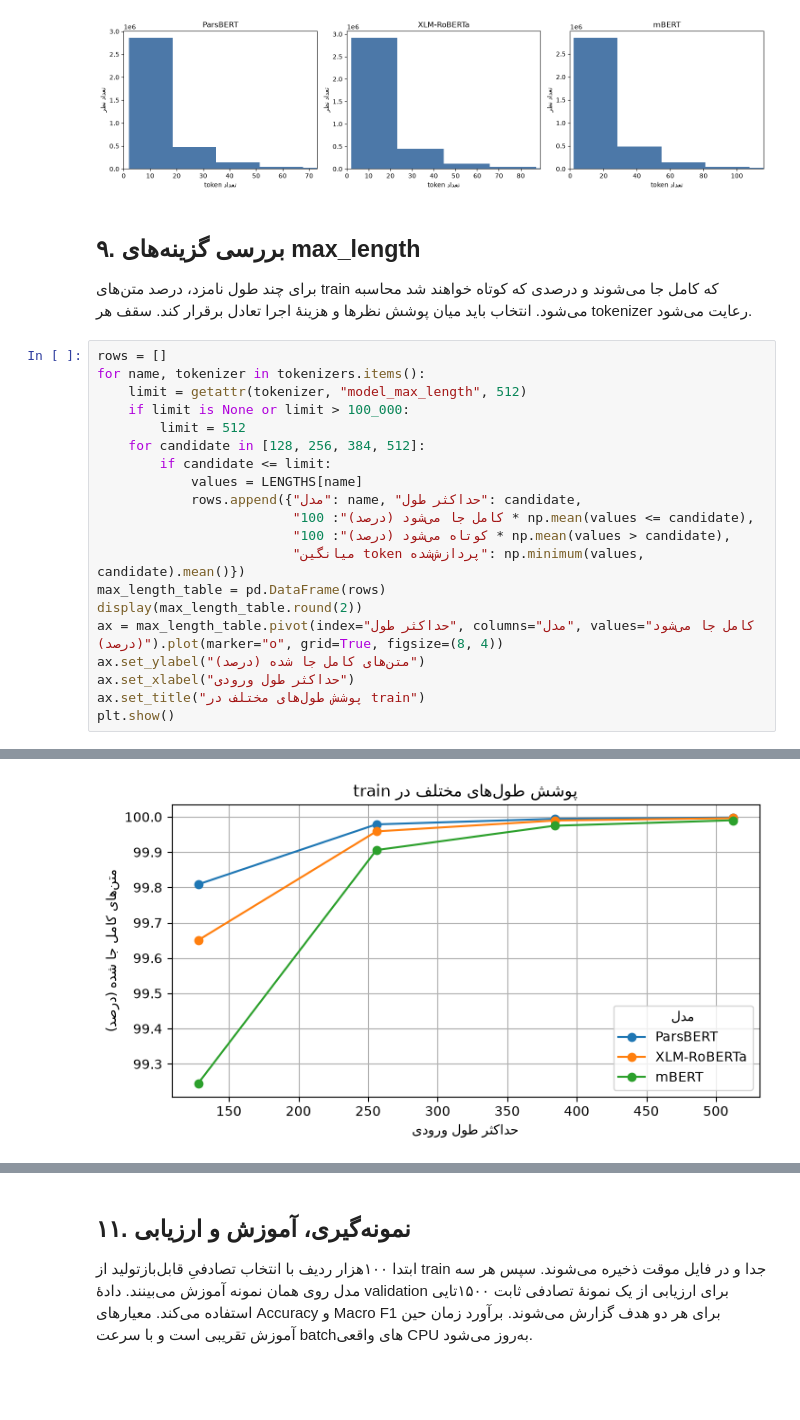
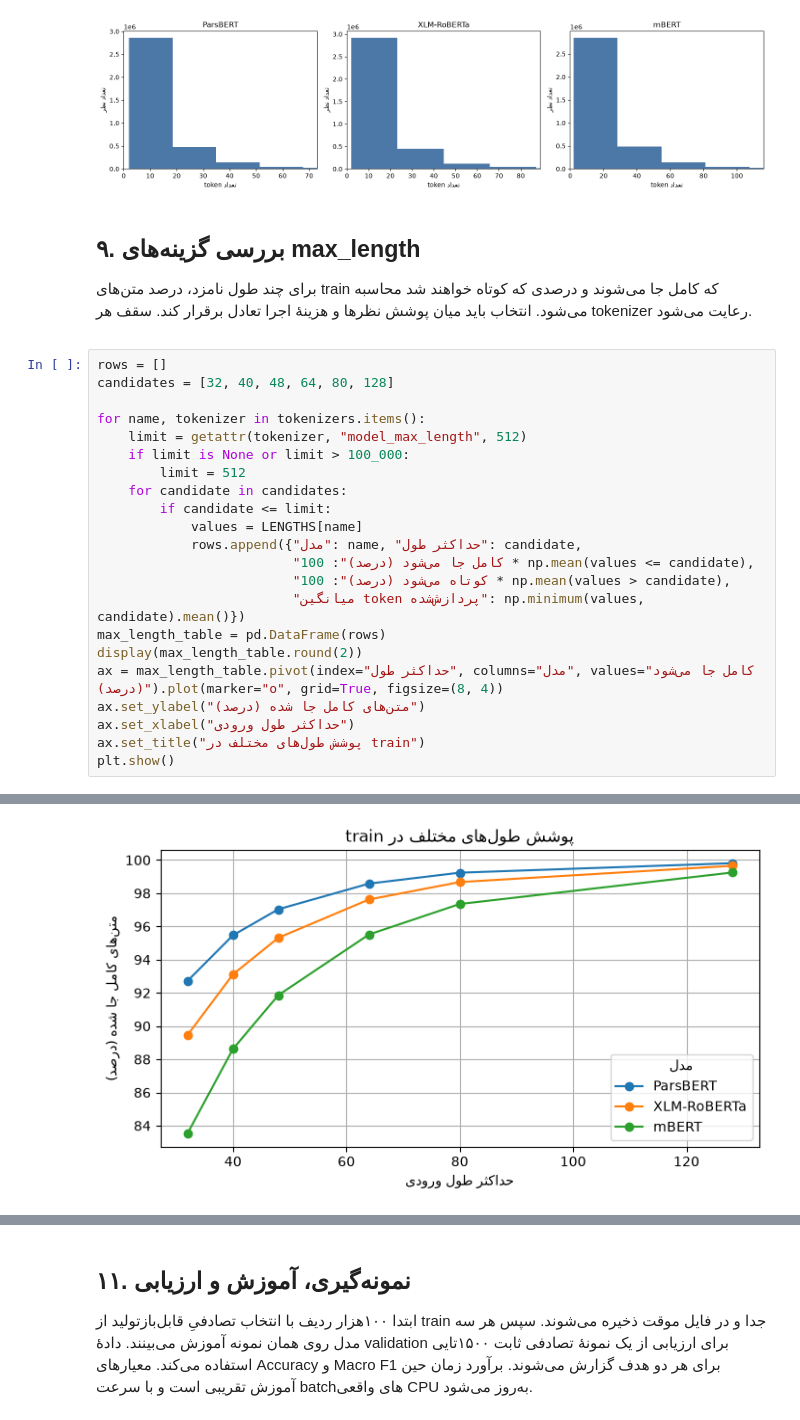
Before and after one commit to mrpanigale/Transformer_Project, a Jupyter notebook: src/transformers_competition.ipynb, the cells around one changed output, grey strips where cells are left out. Saved outputs shown, nothing was run; the diff lists cells and outputs as text; blank space fills up the shorter version.

```diff
--- a/src/transformers_competition.ipynb
+++ b/src/transformers_competition.ipynb
@@ -306,16 +308,21 @@ plt.show()
 | mBERT | 3572367.0 | 20.8 | 13.0 | 24.0 | 43.0 | 61.0 | 90.0 | 116.0 | 1585.0 |
 [figure]
 # %% [markdown]
+<div dir="rtl">
+
+
 ## ۹. بررسی گزینه‌های max_length
 
 برای چند طول نامزد، درصد متن‌های train که کامل جا می‌شوند و درصدی که کوتاه خواهند شد محاسبه می‌شود. انتخاب باید میان پوشش نظرها و هزینهٔ اجرا تعادل برقرار کند. سقف هر tokenizer رعایت می‌شود.
 # %%
 rows = []
+candidates = [32, 40, 48, 64, 80, 128]
+
 for name, tokenizer in tokenizers.items():
     limit = getattr(tokenizer, "model_max_length", 512)
     if limit is None or limit > 100_000:
         limit = 512
-    for candidate in [128, 256, 384, 512]:
+    for candidate in candidates:
         if candidate <= limit:
             values = LENGTHS[name]
             rows.append({"مدل": name, "حداکثر طول": candidate,
@@ -346,2 +357,2 @@ plt.show()
-[figure, old version]
+[figure, new version]
 # %% [markdown]
```
Also changed, not shown: parts of 6 cells of this notebook, 1 other file.
